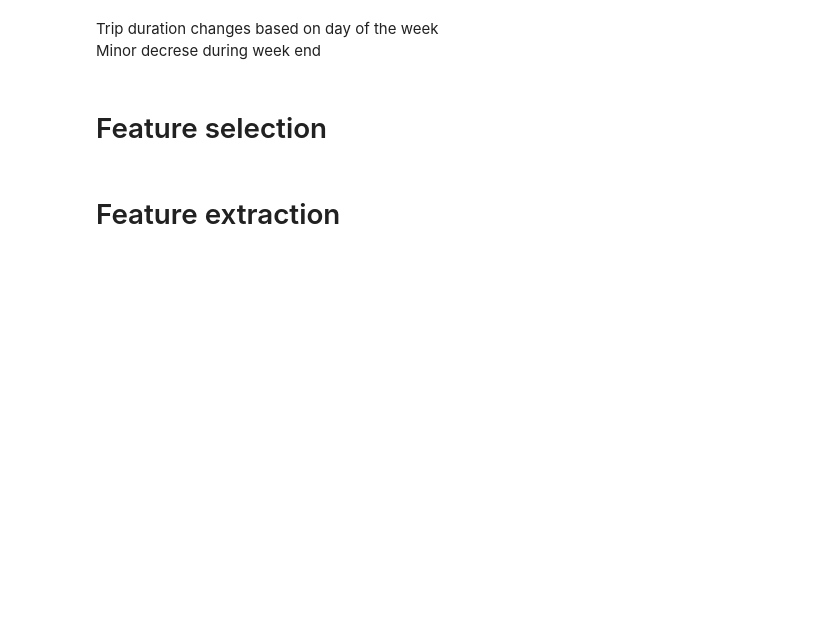
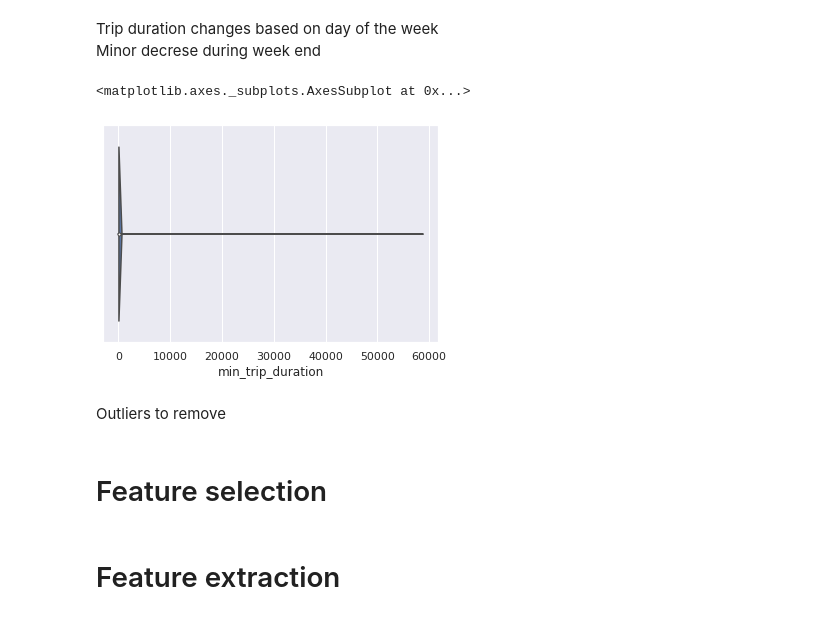
Before and after one commit to DragoneKTM/TaxiDrive_duration_prediction, a Jupyter notebook: Notebooks/1_Preparation.ipynb, the cells around one changed output. Cells and saved outputs as stored; diff of their text form; code cells hidden in the pictures; blank space fills up the shorter version.

```diff
--- a/Notebooks/1_Preparation.ipynb
+++ b/Notebooks/1_Preparation.ipynb
@@ -108,3 +109,11 @@ sns.displot(ds_train, x="trip_duration")
+# %%
+# violin plot of distribution time duration in min
+sns.violinplot(x=ds_train["min_trip_duration"])
+# %% [output]
+<matplotlib.axes._subplots.AxesSubplot at 0x...>
+[figure, added]
+# %% [markdown]
+Outliers to remove
 # %% [markdown]
 # Feature selection
 # %% [markdown]
```
Also changed, not shown: parts of 5 cells of this notebook.
